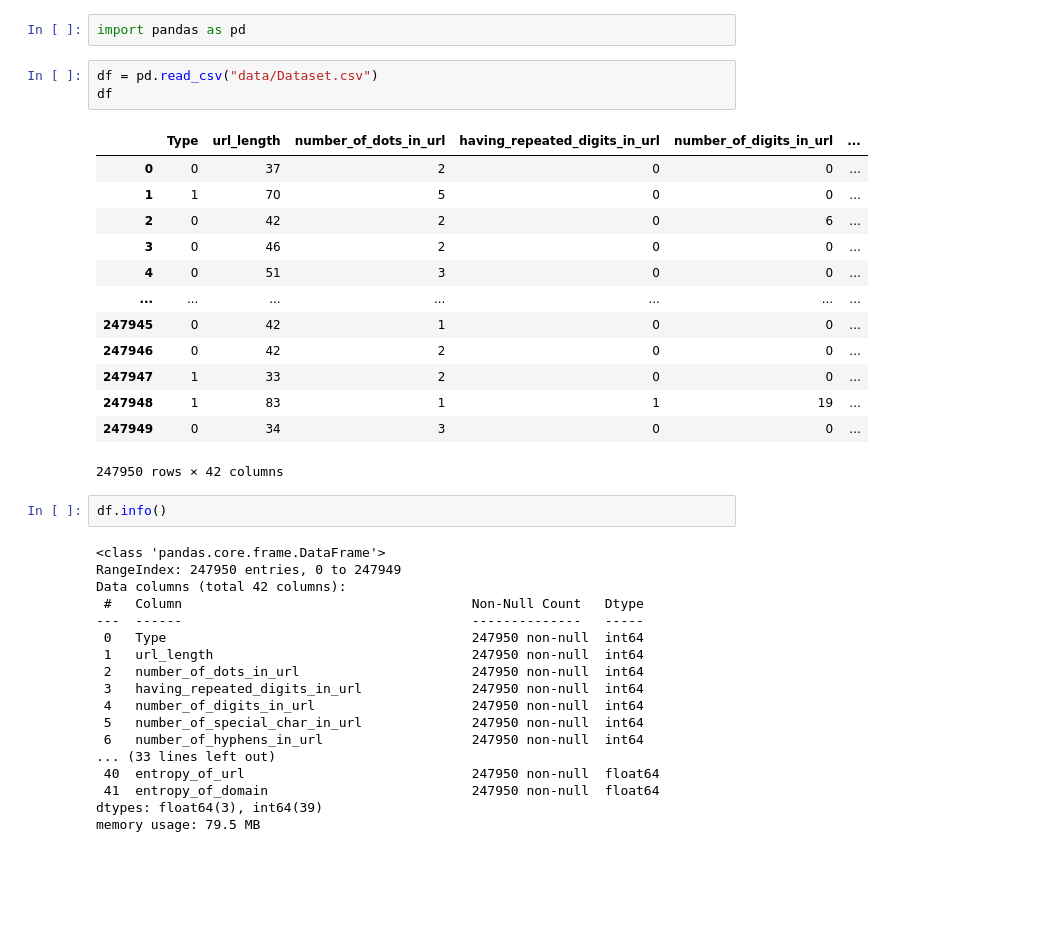
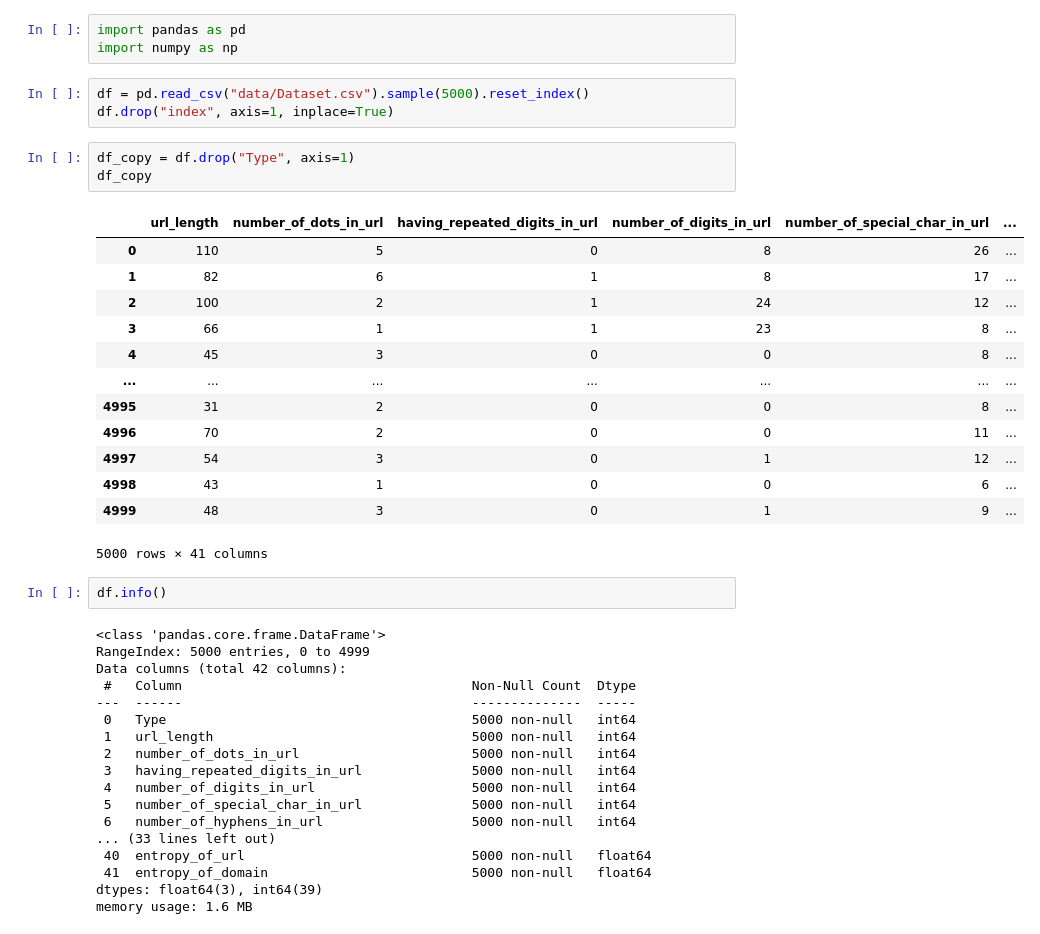
Before and after one commit to Lycons-rage/phishing_classifier, a Jupyter notebook: notebooks/EDA.ipynb, the cells around one changed output. Cells and saved outputs as stored; diff of their text form; blank space fills up the shorter version.

```diff
--- a/notebooks/EDA.ipynb
+++ b/notebooks/EDA.ipynb
@@ -1,39 +1,43 @@
 # %%
 import pandas as pd
+import numpy as np
 # %%
-df = pd.read_csv("data/Dataset.csv")
-df
+df = pd.read_csv("data/Dataset.csv").sample(5000).reset_index()
+df.drop("index", axis=1, inplace=True)
-# %% [output]
-|  | Type | url_length | number_of_dots_in_url | having_repeated_digits_in_url | number_of_digits_in_url | ... |
-| 0 | 0 | 37 | 2 | 0 | 0 | ... |
-| 1 | 1 | 70 | 5 | 0 | 0 | ... |
-| 2 | 0 | 42 | 2 | 0 | 6 | ... |
-| 3 | 0 | 46 | 2 | 0 | 0 | ... |
-| 4 | 0 | 51 | 3 | 0 | 0 | ... |
-| ... | ... | ... | ... | ... | ... | ... |
-| 247945 | 0 | 42 | 1 | 0 | 0 | ... |
-| 247946 | 0 | 42 | 2 | 0 | 0 | ... |
-| 247947 | 1 | 33 | 2 | 0 | 0 | ... |
-| 247948 | 1 | 83 | 1 | 1 | 19 | ... |
-| 247949 | 0 | 34 | 3 | 0 | 0 | ... |
-247950 rows × 42 columns
+# %%
+df_copy = df.drop("Type", axis=1)
+df_copy
+# %% [output]
+|  | url_length | number_of_dots_in_url | having_repeated_digits_in_url | number_of_digits_in_url | number_of_special_char_in_url | ... |
+| 0 | 110 | 5 | 0 | 8 | 26 | ... |
+| 1 | 82 | 6 | 1 | 8 | 17 | ... |
+| 2 | 100 | 2 | 1 | 24 | 12 | ... |
+| 3 | 66 | 1 | 1 | 23 | 8 | ... |
+| 4 | 45 | 3 | 0 | 0 | 8 | ... |
+| ... | ... | ... | ... | ... | ... | ... |
+| 4995 | 31 | 2 | 0 | 0 | 8 | ... |
+| 4996 | 70 | 2 | 0 | 0 | 11 | ... |
+| 4997 | 54 | 3 | 0 | 1 | 12 | ... |
+| 4998 | 43 | 1 | 0 | 0 | 6 | ... |
+| 4999 | 48 | 3 | 0 | 1 | 9 | ... |
+5000 rows × 41 columns
 # %%
 df.info()
 # %% [output]
 <class 'pandas.core.frame.DataFrame'>
-RangeIndex: 247950 entries, 0 to 247949
+RangeIndex: 5000 entries, 0 to 4999
 Data columns (total 42 columns):
- #   Column                                     Non-Null Count   Dtype
----  ------                                     --------------   -----
- 0   Type                                       247950 non-null  int64
- 1   url_length                                 247950 non-null  int64
- 2   number_of_dots_in_url                      247950 non-null  int64
- 3   having_repeated_digits_in_url              247950 non-null  int64
- 4   number_of_digits_in_url                    247950 non-null  int64
- 5   number_of_special_char_in_url              247950 non-null  int64
- 6   number_of_hyphens_in_url                   247950 non-null  int64
+ #   Column                                     Non-Null Count  Dtype
+---  ------                                     --------------  -----
+ 0   Type                                       5000 non-null   int64
+ 1   url_length                                 5000 non-null   int64
+ 2   number_of_dots_in_url                      5000 non-null   int64
+ 3   having_repeated_digits_in_url              5000 non-null   int64
+ 4   number_of_digits_in_url                    5000 non-null   int64
+ 5   number_of_special_char_in_url              5000 non-null   int64
+ 6   number_of_hyphens_in_url                   5000 non-null   int64
 ... (33 lines left out)
- 40  entropy_of_url                             247950 non-null  float64
- 41  entropy_of_domain                          247950 non-null  float64
+ 40  entropy_of_url                             5000 non-null   float64
+ 41  entropy_of_domain                          5000 non-null   float64
 dtypes: float64(3), int64(39)
-memory usage: 79.5 MB
+memory usage: 1.6 MB
```
Also changed, not shown: parts of 36 cells of this notebook, 11 other files.
